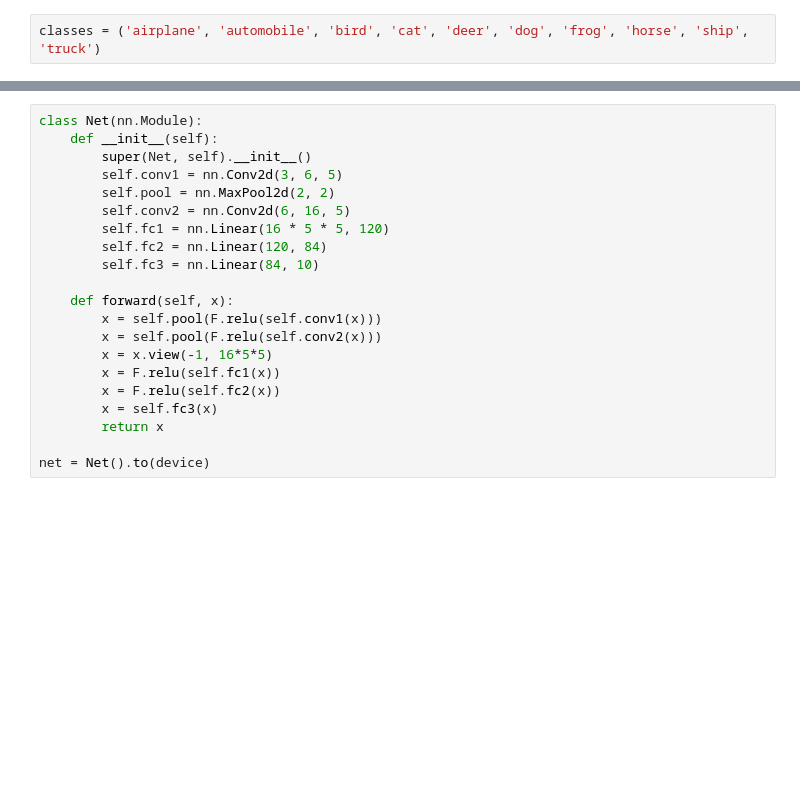
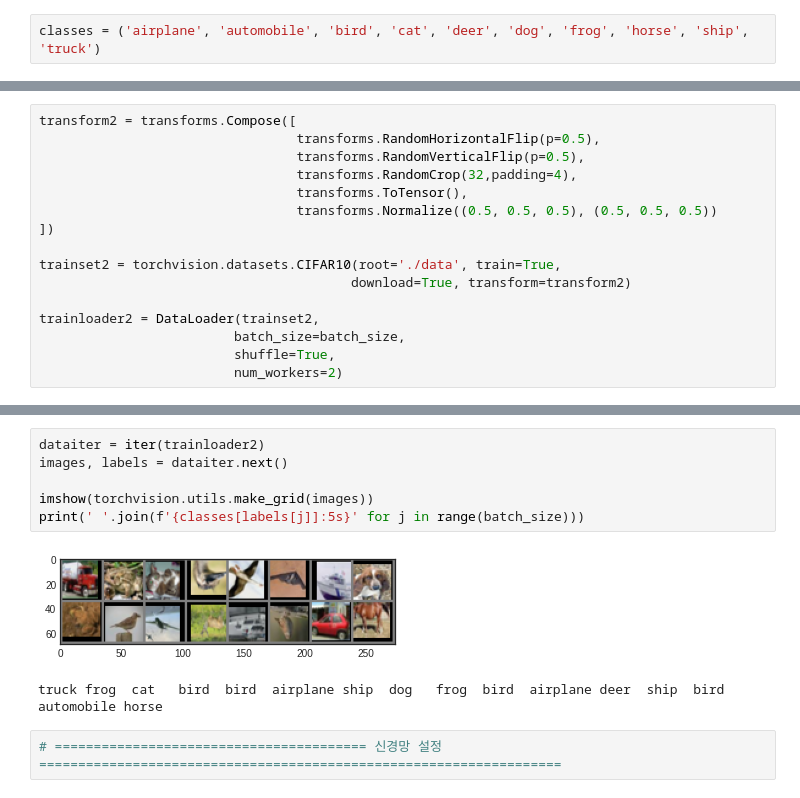
Before and after one commit to chaeminsoo/cifar-10, a Jupyter notebook: cifar_10.ipynb, the cells around one changed output, grey strips where cells are left out. Saved outputs shown, nothing was run; the diff lists cells and outputs as text; blank space fills up the shorter version.

```diff
--- a/cifar_10.ipynb
+++ b/cifar_10.ipynb
@@ -50,0 +68,16 @@ classes = ('airplane', 'automobile', 'bird', 'cat', 'deer', 'dog', 'frog', 'hors
+# %%
+transform2 = transforms.Compose([
+                                 transforms.RandomHorizontalFlip(p=0.5),
+                                 transforms.RandomVerticalFlip(p=0.5),
+                                 transforms.RandomCrop(32,padding=4),
+                                 transforms.ToTensor(),
+                                 transforms.Normalize((0.5, 0.5, 0.5), (0.5, 0.5, 0.5))
+])
+
+trainset2 = torchvision.datasets.CIFAR10(root='./data', train=True,
+                                        download=True, transform=transform2)
+
+trainloader2 = DataLoader(trainset2,
+                         batch_size=batch_size,
+                         shuffle=True,
+                         num_workers=2)
@@ -66,21 +103,11 @@ horse deer  automobile ship
-# %%
-class Net(nn.Module):
-    def __init__(self):
-        super(Net, self).__init__()
-        self.conv1 = nn.Conv2d(3, 6, 5)
-        self.pool = nn.MaxPool2d(2, 2)
-        self.conv2 = nn.Conv2d(6, 16, 5)
-        self.fc1 = nn.Linear(16 * 5 * 5, 120)
-        self.fc2 = nn.Linear(120, 84)
-        self.fc3 = nn.Linear(84, 10)
-
-    def forward(self, x):
-        x = self.pool(F.relu(self.conv1(x)))
-        x = self.pool(F.relu(self.conv2(x)))
-        x = x.view(-1, 16*5*5)
-        x = F.relu(self.fc1(x))
-        x = F.relu(self.fc2(x))
-        x = self.fc3(x)
-        return x
-
-net = Net().to(device)
+# %%
+dataiter = iter(trainloader2)
+images, labels = dataiter.next()
+
+imshow(torchvision.utils.make_grid(images))
+print(' '.join(f'{classes[labels[j]]:5s}' for j in range(batch_size)))
+# %% [output]
+[figure, added]
+truck frog  cat   bird  bird  airplane ship  dog   frog  bird  airplane deer  ship  bird  automobile horse
+# %%
+# ======================================== 신경망 설정 ===================================================================
```
Also changed, not shown: parts of 26 cells of this notebook.
